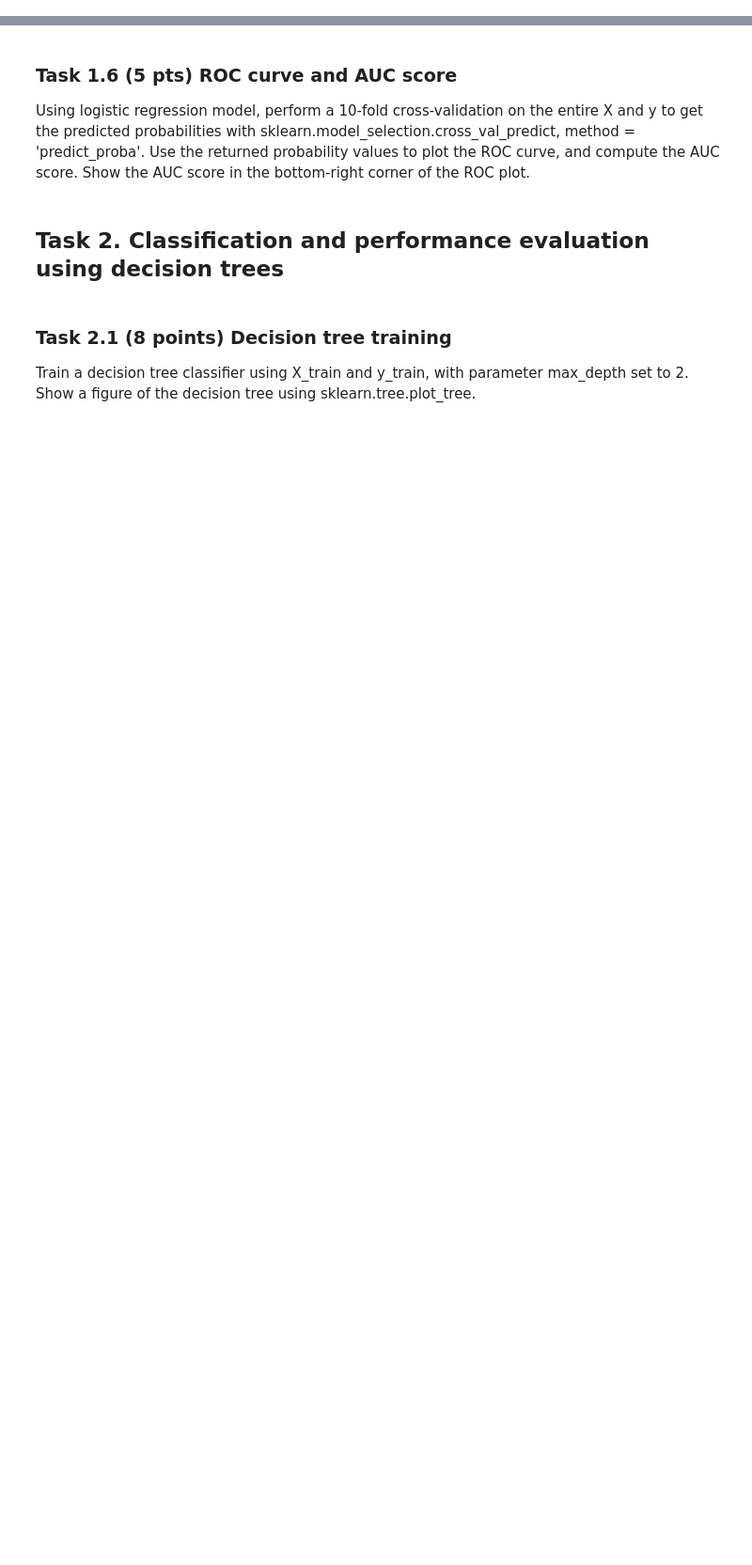
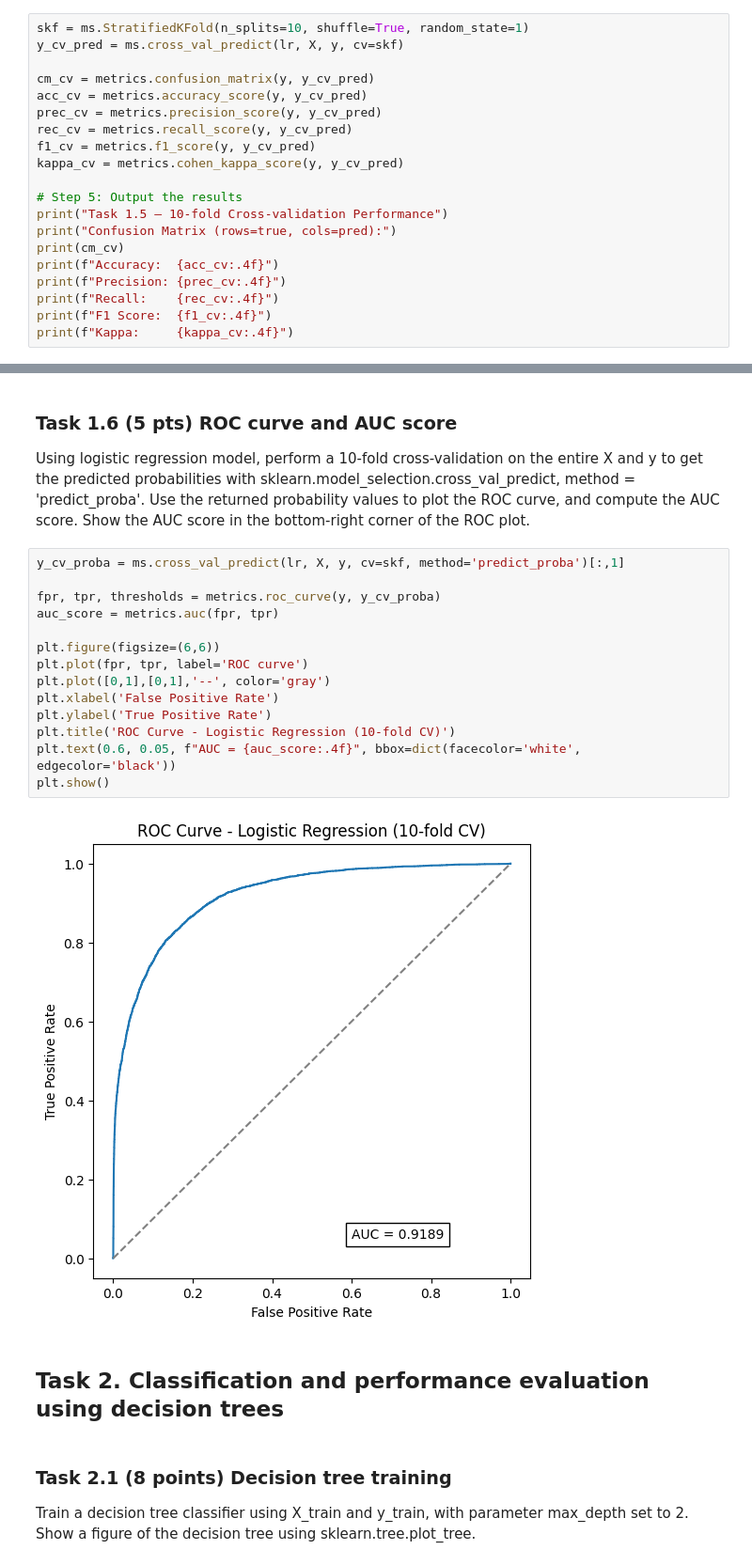
Before and after one commit to SpartanMaster-117/Gundam, a Jupyter notebook: HW5_part_2.ipynb, the cells around one changed output, grey strips where cells are left out. Shown at 94% size. Cells and saved outputs as stored; diff of their text form; blank space fills up the shorter version.

```diff
--- a/HW5_part_2.ipynb
+++ b/HW5_part_2.ipynb
@@ -111,3 +196,23 @@ Use the model learned to predict labels for the *testing data* and output the fo
 # %% [markdown]
 ### Task 1.5.	(5 pts) 10-fold cross validation
 Perform a 10-fold stratified cross-validation and  output the same metrics as required in 1.2: confusion matrix, accuracy, precision, recall, F-1 score and kappa. (Use sklearn.model_selection.cross_val_predict.)
+# %%
+skf = ms.StratifiedKFold(n_splits=10, shuffle=True, random_state=1)
+y_cv_pred = ms.cross_val_predict(lr, X, y, cv=skf)
+
+cm_cv = metrics.confusion_matrix(y, y_cv_pred)
+acc_cv = metrics.accuracy_score(y, y_cv_pred)
+prec_cv = metrics.precision_score(y, y_cv_pred)
+rec_cv = metrics.recall_score(y, y_cv_pred)
+f1_cv = metrics.f1_score(y, y_cv_pred)
+kappa_cv = metrics.cohen_kappa_score(y, y_cv_pred)
+
+# Step 5: Output the results
+print("Task 1.5 — 10-fold Cross-validation Performance")
+print("Confusion Matrix (rows=true, cols=pred):")
+print(cm_cv)
+print(f"Accuracy:  {acc_cv:.4f}")
+print(f"Precision: {prec_cv:.4f}")
+print(f"Recall:    {rec_cv:.4f}")
+print(f"F1 Score:  {f1_cv:.4f}")
+print(f"Kappa:     {kappa_cv:.4f}")
@@ -115,6 +230,22 @@ Perform a 10-fold stratified cross-validation and  output the same metrics as re
 ### Task 1.6	(5 pts) ROC curve and AUC score
 
 Using logistic regression model, perform a 10-fold cross-validation on the entire X and y to get the predicted probabilities with sklearn.model_selection.cross_val_predict, method = 'predict_proba'. Use the returned probability values to plot the ROC curve, and compute the AUC score. Show the AUC score in the bottom-right corner of the ROC plot.
+# %%
+y_cv_proba = ms.cross_val_predict(lr, X, y, cv=skf, method='predict_proba')[:,1]
+
+fpr, tpr, thresholds = metrics.roc_curve(y, y_cv_proba)
+auc_score = metrics.auc(fpr, tpr)
+
+plt.figure(figsize=(6,6))
+plt.plot(fpr, tpr, label='ROC curve')
+plt.plot([0,1],[0,1],'--', color='gray')
+plt.xlabel('False Positive Rate')
+plt.ylabel('True Positive Rate')
+plt.title('ROC Curve - Logistic Regression (10-fold CV)')
+plt.text(0.6, 0.05, f"AUC = {auc_score:.4f}", bbox=dict(facecolor='white', edgecolor='black'))
+plt.show()
+# %% [output]
+[figure, added]
 # %% [markdown]
 ## Task 2. Classification and performance evaluation using decision trees
 # %% [markdown]
```
Also changed, not shown: parts of 18 cells of this notebook.
